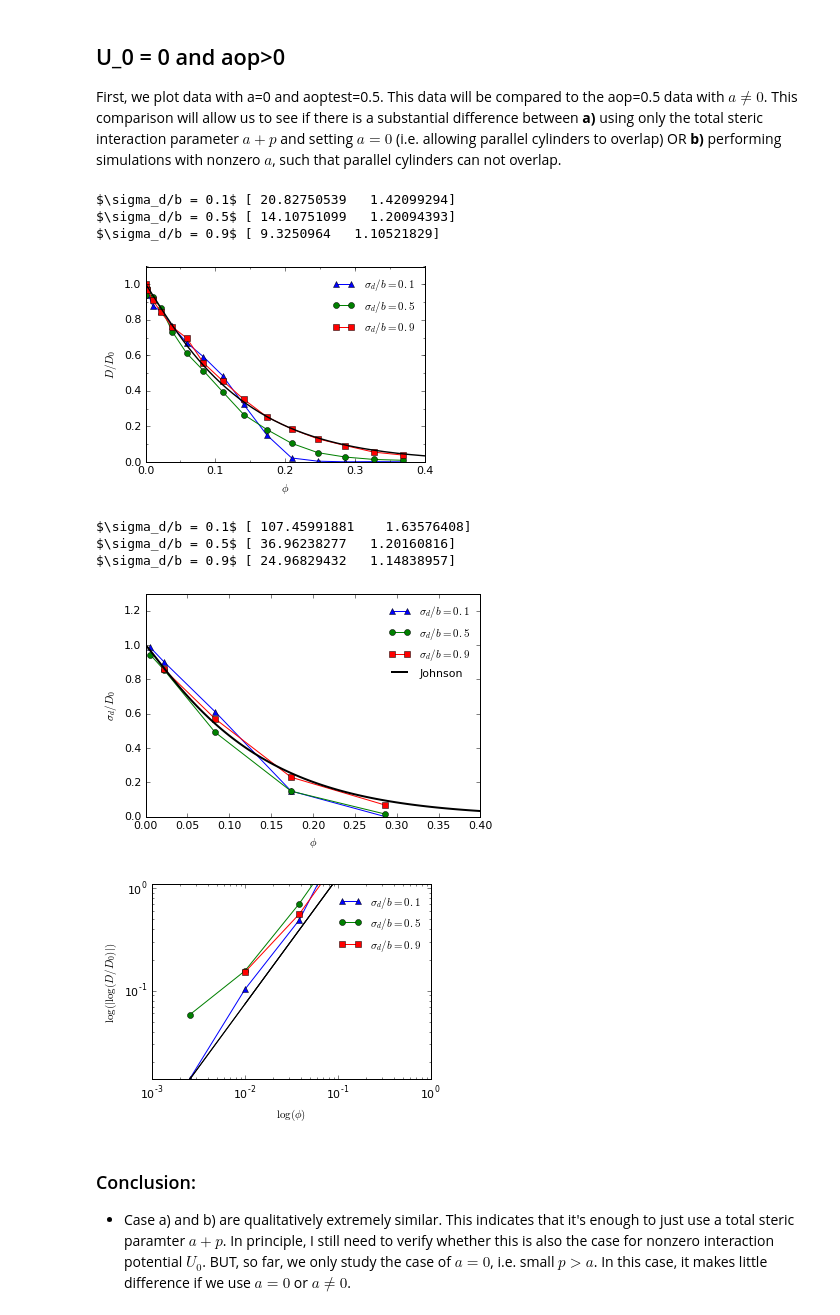
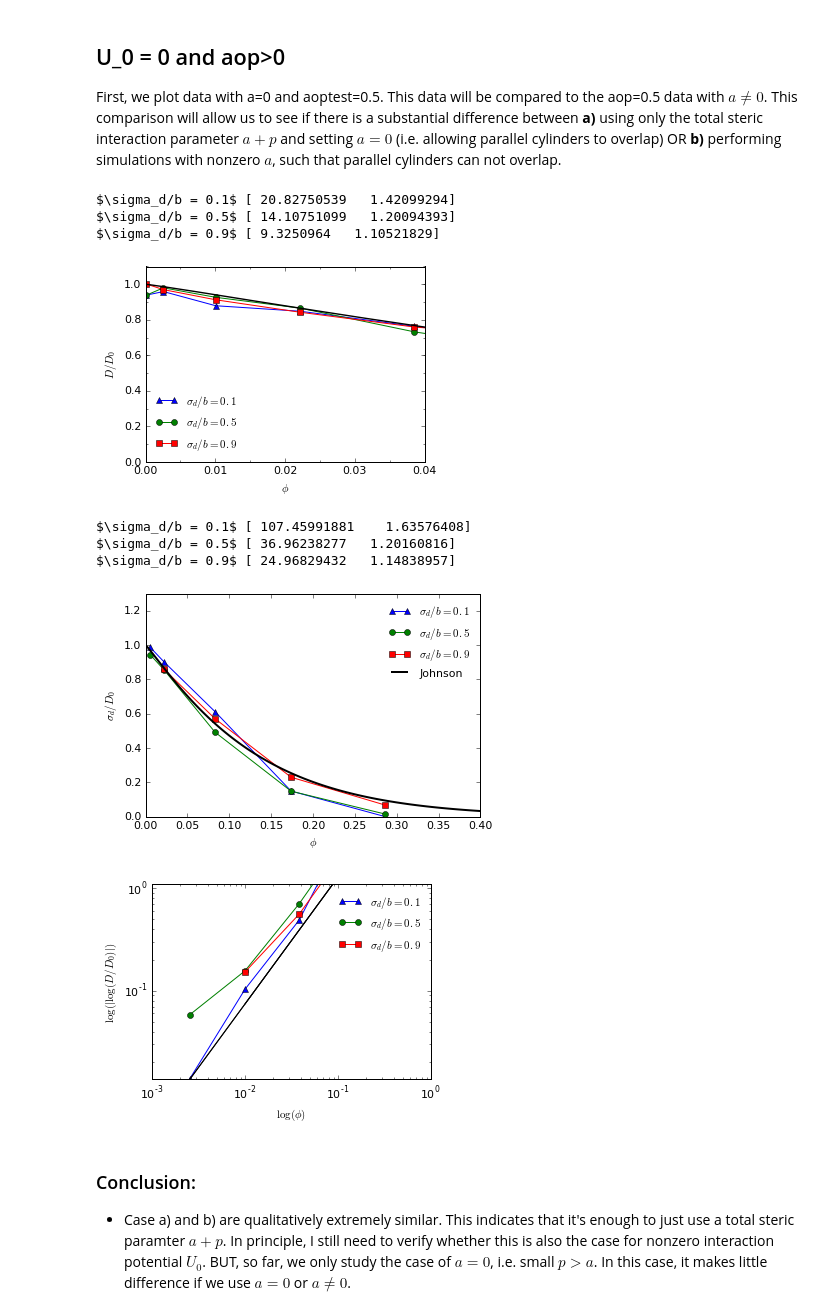
Before and after one commit to JohannHansing/iPythonNB, a Jupyter notebook: Ranb/Ranb.ipynb, the cells around one changed output. Cells and saved outputs as stored; diff of their text form; code cells hidden in the pictures.

```diff
--- a/Ranb/Ranb.ipynb
+++ b/Ranb/Ranb.ipynb
@@ -277,9 +212,9 @@ def getDop_kop_k_a_U_d(u,a=0,trigger='fixb',system='rand',d=0,k='1.000',kop=0,dt
         initfolder+="fixb/"
     else:
         return 'TODO'
-    if trigger=='fixb' and d==0 and kop==0:
-        initfolder=root+"/Documents/workspace-cpp/SingleParticleSimulation/sim_dataOLD/noreset"
-        adir="d0/b10"
+    #if trigger=='fixb' and d==0 and kop==0:
+    #    initfolder=root+"/Documents/workspace-cpp/SingleParticleSimulation/sim_dataOLD/noreset"
+    #    adir="d0/b10"
     data=[]
     #print(initfolder)
     pArr=[]
@@ -367,17 +302,17 @@ def Johnson(p, a):
     return np.exp(-0.84 * alpha( p, a)**1.09)
 # %%
 # Data for d=0
-triggerArr = ['normal']
-d0data, dummy = getTriggerData(triggerArr)
-labeld0=['$\sigma_d/b=0$']
+# triggerArr = ['normal']
+# d0data, dummy = getTriggerData(triggerArr)
+# labeld0=['$\sigma_d/b=0$']
 
 
 
 ##### TODO LOAD BETTER DATA FROM SHELDON FOR d=5 and small p
 a=0;k='1.000';u=0
-dArr=[1,3,5,9]
-dataArr=d0data+[getDop_kop_k_a_U_d(u,a,d=d,k='1.000',kop=0) for d in dArr]
-titleArr = labeld0+['$\sigma_d/b = '+str(d/10.)+'$' for d in dArr]
+dArr=[0,1,3,5,9]
+dataArr=[getDop_kop_k_a_U_d(u,a,d=d,k='1.000',kop=0) for d in dArr]
+titleArr = ['$\sigma_d/b = '+str(d/10.)+'$' for d in dArr]
 #plotdataArr(dataArr,r'p/\bar{b}',lineArr=titleArr)
 plotdata(dataArr,r'\theta/b',titleArr,linestyles='markers',loglog=False,tofile=True,
          xlim=[0,1.4],filename='D_over_p_vary_d_u0_a0',fitexp=False,plotfit=False)
@@ -412,17 +347,17 @@ For the p=0.9b line the loglog-log plot shows an almost straight line, except fo
 Agreement is found to random polymer lattice model by Johnson for $\sigma_d=0.5b$.
 # %%
 # Data for d=0
-triggerArr = ['normal']
-d0data, dummy = getTriggerData(triggerArr)
-labeld0=['$\sigma_d/b=0$']
+# triggerArr = ['normal']
+# d0data, dummy = getTriggerData(triggerArr)
+# labeld0=['$\sigma_d/b=0$']
 
 
 
 ##### TODO LOAD BETTER DATA FROM SHELDON FOR d=5 and small p
 a=0;k='1.000';u=0
-dArr=[1,3,5,9]
-dataArr=d0data+[getDop_kop_k_a_U_d(u,a,d=d,k='1.000',kop=0) for d in dArr]
-titleArr = labeld0+['$\sigma_d/b = '+str(d/10.)+'$' for d in dArr]
+dArr=[0,1,3,5,9]
+dataArr=[getDop_kop_k_a_U_d(u,a,d=d,k='1.000',kop=0) for d in dArr]
+titleArr = ['$\sigma_d/b = '+str(d/10.)+'$' for d in dArr]
 ps_data=[dat[:,0] for dat in dataArr]
 aoptest=0.05 # Here a=0, i.e. the cylinders are lines. Therefore we are using a small dummy aop
 for data in dataArr:
@@ -521,6 +456,7 @@ plotdata(dataArr,'\phi',titleArr,linestyles='markers',noshow=True,loglog=False,f
 plt.plot(phiOverlap(pArr*aoptest),Johnson(pArr,pArr*aoptest),label='Johnson',color='k',lw=1.4)
 #plt.show()
 #plottofile(filename='D_over_phi_vary_d_u0_a0')
+plt.xlim([0,0.04])
 plt.show()
 #plotdata(dataArr,'\phi',titleArr,linestyles='',loglog=True,tofile=True,filename='D_over_phi_vary_d_u0_a0_log',fitexp=False,plotfit=False)
 
@@ -530,34 +466,34 @@ dArr=[1, 5, 9]
 dataArr=[getDop_kop_k_aop_U_d(aop,u=u,k=k,d=d) for d in dArr]
 titleArr = ['$\sigma_d/b = '+str(d/10.)+'$' for d in dArr]
 #plotdataArr(dataArr,r'p/\bar{b}',lineArr=titleArr)
 lsArr=2*['o-']
 ### Johnson
 pArr=np.arange(0.01,1,0.01)
 aArr=pArr*aop
 titleArr+=['x']
 for i,data in enumerate(dataArr):
     dd0s=data[:,1]/6.
     prels=data[:,0]
     phis=phiOverlap(prels*aop)
     plt.plot(phis,dd0s,plotmarkers[i],label=titleArr[i])
 plt.ylim([0,1.3])
 plt.xlim([0,0.4])
 plt.xlabel("$\phi$")
 plt.ylabel("$\sigma_d/D_0$")
 #plt.legend()
 plt.plot(phiOverlap(pArr*aop),Johnson(pArr,aArr),label='Johnson',color='k',lw=2.0)
 plt.legend(loc=0, ncol=1,fontsize='medium',frameon=False)
 plottofile('D_over_phi_Johnson_aop05')
 #plt.show()
 for data in dataArr:
     ptoPhi(data,aoptest,True)
 plotdata(dataArr,'\phi',titleArr,linestyles='markers',loglog=True,tofile=True,filename='D_over_phi_aop05_log',fitexp=True,
          plotfit=False,alph=22,nu=1.237)
 # %% [output]
 $\sigma_d/b = 0.1$ [ 20.82750539   1.42099294]
 $\sigma_d/b = 0.5$ [ 14.10751099   1.20094393]
 $\sigma_d/b = 0.9$ [ 9.3250964   1.10521829]
-[figure, old version]
+[figure, new version]
 $\sigma_d/b = 0.1$ [ 107.45991881    1.63576408]
 $\sigma_d/b = 0.5$ [ 36.96238277   1.20160816]
 $\sigma_d/b = 0.9$ [ 24.96829432   1.14838957]
```
Also changed, not shown: parts of 16 cells of this notebook, 2 other files.
